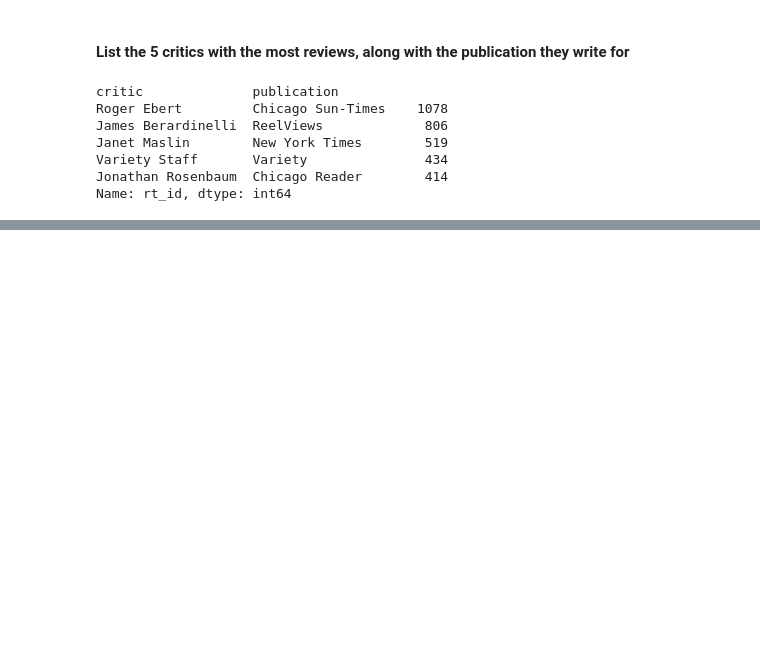
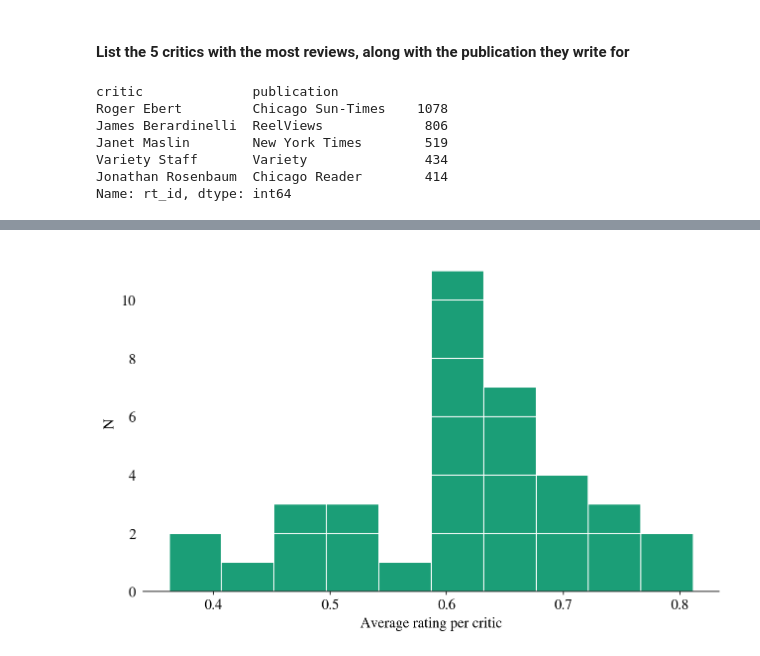
Before and after one commit to joaoDragado/dSc_roadmap, a Jupyter notebook: projects/SentimentAnalysis/HW3_user.ipynb, the cells around one changed output, grey strips where cells are left out. Cells and saved outputs as stored; diff of their text form; code cells hidden in the pictures; blank space fills up the shorter version.

```diff
--- a/projects/SentimentAnalysis/HW3_user.ipynb
+++ b/projects/SentimentAnalysis/HW3_user.ipynb
@@ -79,10 +79,6 @@ Number of movies:  1931
 #### What does the distribution of number of reviews per reviewer look like?
 # %%
 # after inspecting the data, remove top10 reviewers as outliers
-def histogram_style():
-    remove_border(left=False)
-    plt.grid(False)
-    plt.grid(axis='y', color='w', linestyle='-', lw=1)
 
 critics.groupby('critic').rt_id.count().hist(log=True, bins=25,
                                              ec='white', range=(0,250))
@@ -108,0 +107,5 @@ Name: rt_id, dtype: int64
+# %%
+df = critics.copy()
+# turn fresh col into numerical
+df['fresh'] = (df.fresh == 'fresh').astype(int)
+df.head(1)
@@ -108,0 +115,5 @@ Name: rt_id, dtype: int64
+# %%
+fr100 = df.groupby(['critic']).aggregate({'rt_id':'count',
+                                      'fresh':np.mean})
+fr100 = fr100[fr100.rt_id > 100]
+fr100.head()
@@ -108,0 +128,8 @@ Name: rt_id, dtype: int64
+# %%
+fr100.fresh.plot.hist(bins=10, edgecolor='w', lw=1)
+plt.xlabel("Average rating per critic")
+plt.ylabel("N")
+plt.yticks([0, 2, 4, 6, 8, 10])
+histogram_style()
+# %% [output]
+[figure, added]
```
Also changed, not shown: parts of 14 cells of this notebook, 1 other file.
